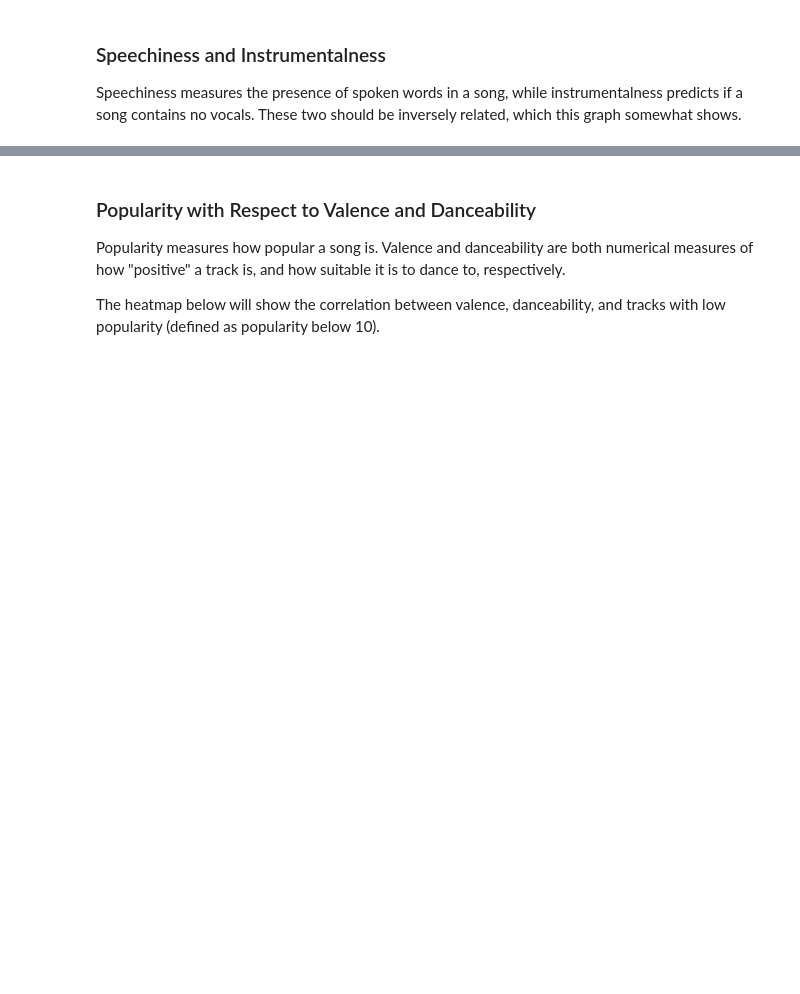
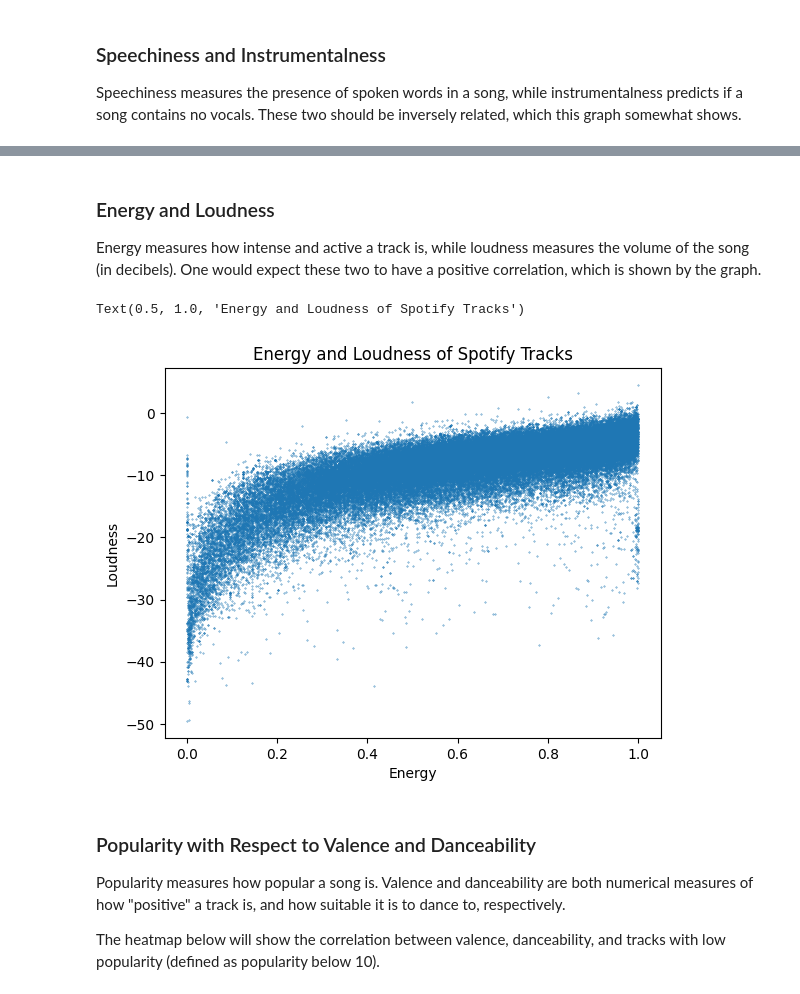
Before and after one commit to zacharydesoto/beat-predictor, a Jupyter notebook: M148_project.ipynb, the cells around one changed output, grey strips where cells are left out. Drawn from its saved outputs; the diff is of its cells as text; code cells hidden in the pictures; blank space fills up the shorter version.

```diff
--- a/M148_project.ipynb
+++ b/M148_project.ipynb
@@ -162,3 +259,17 @@ plt.title('Speechiness and Instrumentalness of Spotify Tracks')
+# %% [markdown]
+### Energy and Loudness
+
+Energy measures how intense and active a track is, while loudness measures the volume of the song (in decibels). One would expect these two to have a positive correlation, which is shown by the graph.
+# %%
+danceability = spotify['energy']
+energy = spotify['loudness']
+plt.scatter(danceability, energy, s=0.1)
+plt.xlabel('Energy')
+plt.ylabel('Loudness')
+plt.title('Energy and Loudness of Spotify Tracks')
+# %% [output]
+Text(0.5, 1.0, 'Energy and Loudness of Spotify Tracks')
+[figure, added]
 # %% [markdown]
 ### Popularity with Respect to Valence and Danceability
 
```
Also changed, not shown: parts of 38 cells of this notebook, 1 other file.
